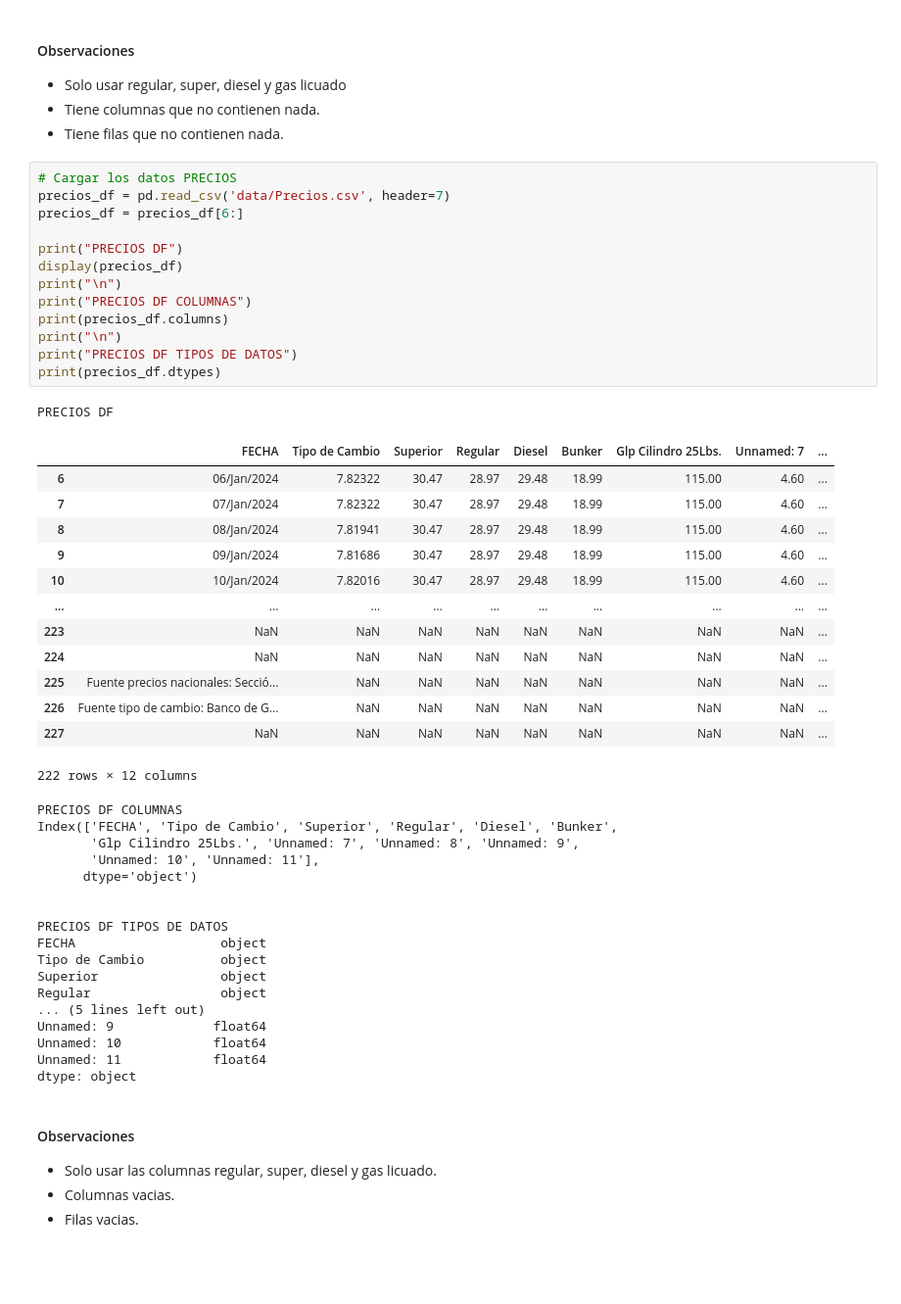
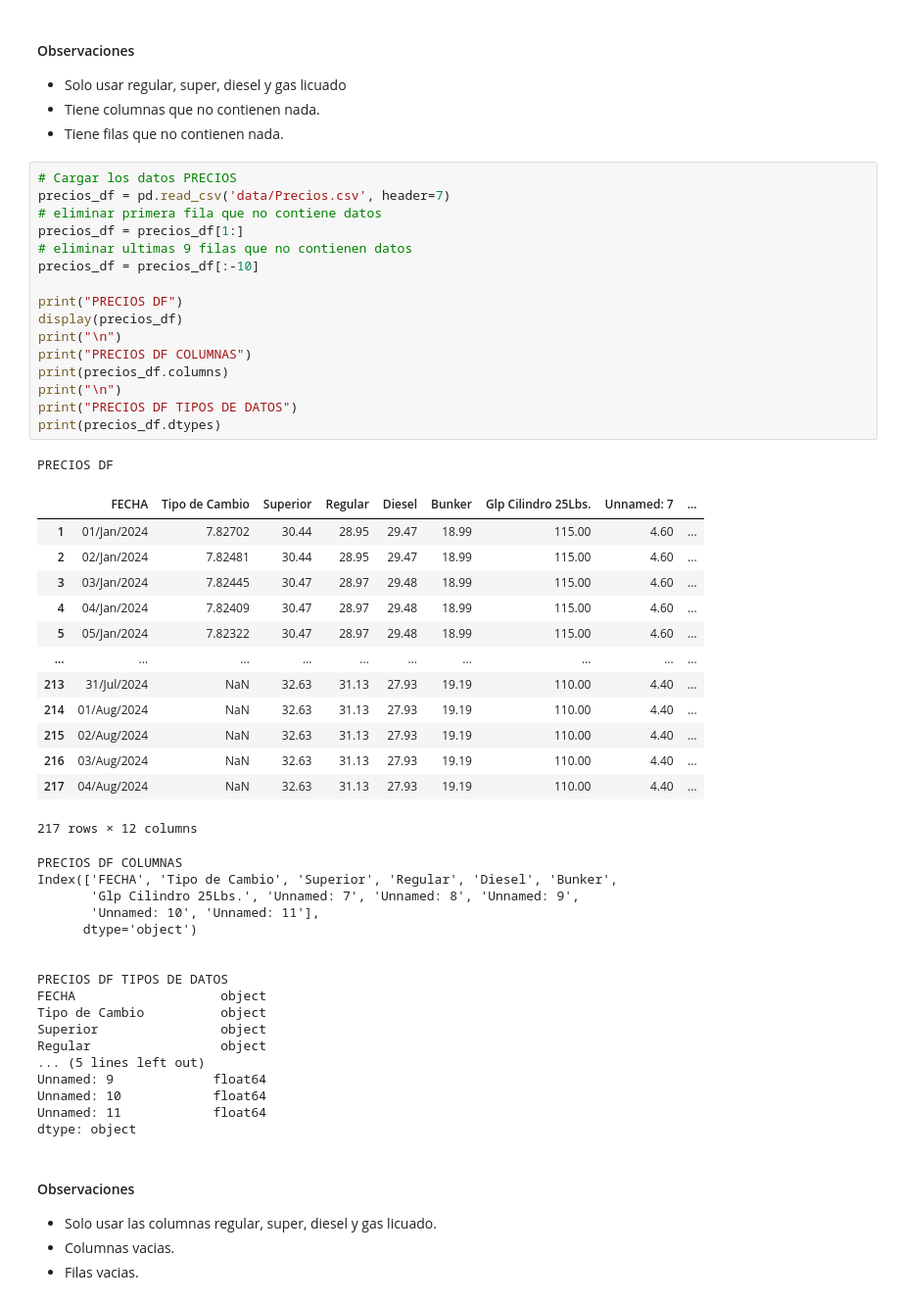
Before and after one commit to mariaRam2003/Laboratorio2-DataScience, a Jupyter notebook: EDA.ipynb, the cells around one changed output. Shown at 98% size. Saved outputs shown, nothing was run; the diff lists cells and outputs as text; blank space fills up the shorter version.

```diff
--- a/EDA.ipynb
+++ b/EDA.ipynb
@@ -119,31 +125,34 @@ Length: 69, dtype: object
 # %%
 # Cargar los datos PRECIOS
 precios_df = pd.read_csv('data/Precios.csv', header=7)
-precios_df = precios_df[6:]
+# eliminar primera fila que no contiene datos
+precios_df = precios_df[1:]
+# eliminar ultimas 9 filas que no contienen datos
+precios_df = precios_df[:-10]
 
 print("PRECIOS DF")
 display(precios_df)
 print("\n")
 print("PRECIOS DF COLUMNAS")
 print(precios_df.columns)
 print("\n")
 print("PRECIOS DF TIPOS DE DATOS")
 print(precios_df.dtypes)
 # %% [output]
 PRECIOS DF
 |  | FECHA | Tipo de Cambio | Superior | Regular | Diesel | Bunker | Glp Cilindro 25Lbs. | Unnamed: 7 | ... |
-| 6 | 06/Jan/2024 | 7.82322 | 30.47 | 28.97 | 29.48 | 18.99 | 115.00 | 4.60 | ... |
-| 7 | 07/Jan/2024 | 7.82322 | 30.47 | 28.97 | 29.48 | 18.99 | 115.00 | 4.60 | ... |
-| 8 | 08/Jan/2024 | 7.81941 | 30.47 | 28.97 | 29.48 | 18.99 | 115.00 | 4.60 | ... |
-| 9 | 09/Jan/2024 | 7.81686 | 30.47 | 28.97 | 29.48 | 18.99 | 115.00 | 4.60 | ... |
-| 10 | 10/Jan/2024 | 7.82016 | 30.47 | 28.97 | 29.48 | 18.99 | 115.00 | 4.60 | ... |
+| 1 | 01/Jan/2024 | 7.82702 | 30.44 | 28.95 | 29.47 | 18.99 | 115.00 | 4.60 | ... |
+| 2 | 02/Jan/2024 | 7.82481 | 30.44 | 28.95 | 29.47 | 18.99 | 115.00 | 4.60 | ... |
+| 3 | 03/Jan/2024 | 7.82445 | 30.47 | 28.97 | 29.48 | 18.99 | 115.00 | 4.60 | ... |
+| 4 | 04/Jan/2024 | 7.82409 | 30.47 | 28.97 | 29.48 | 18.99 | 115.00 | 4.60 | ... |
+| 5 | 05/Jan/2024 | 7.82322 | 30.47 | 28.97 | 29.48 | 18.99 | 115.00 | 4.60 | ... |
 | ... | ... | ... | ... | ... | ... | ... | ... | ... | ... |
-| 223 | NaN | NaN | NaN | NaN | NaN | NaN | NaN | NaN | ... |
-| 224 | NaN | NaN | NaN | NaN | NaN | NaN | NaN | NaN | ... |
-| 225 | Fuente precios nacionales: Secció... | NaN | NaN | NaN | NaN | NaN | NaN | NaN | ... |
-| 226 | Fuente tipo de cambio: Banco de G... | NaN | NaN | NaN | NaN | NaN | NaN | NaN | ... |
-| 227 | NaN | NaN | NaN | NaN | NaN | NaN | NaN | NaN | ... |
+| 213 | 31/Jul/2024 | NaN | 32.63 | 31.13 | 27.93 | 19.19 | 110.00 | 4.40 | ... |
+| 214 | 01/Aug/2024 | NaN | 32.63 | 31.13 | 27.93 | 19.19 | 110.00 | 4.40 | ... |
+| 215 | 02/Aug/2024 | NaN | 32.63 | 31.13 | 27.93 | 19.19 | 110.00 | 4.40 | ... |
+| 216 | 03/Aug/2024 | NaN | 32.63 | 31.13 | 27.93 | 19.19 | 110.00 | 4.40 | ... |
+| 217 | 04/Aug/2024 | NaN | 32.63 | 31.13 | 27.93 | 19.19 | 110.00 | 4.40 | ... |
-222 rows × 12 columns
+217 rows × 12 columns
 PRECIOS DF COLUMNAS
 Index(['FECHA', 'Tipo de Cambio', 'Superior', 'Regular', 'Diesel', 'Bunker',
        'Glp Cilindro 25Lbs.', 'Unnamed: 7', 'Unnamed: 8', 'Unnamed: 9',
```
Also changed, not shown: parts of 10 cells of this notebook, 3 other files.
